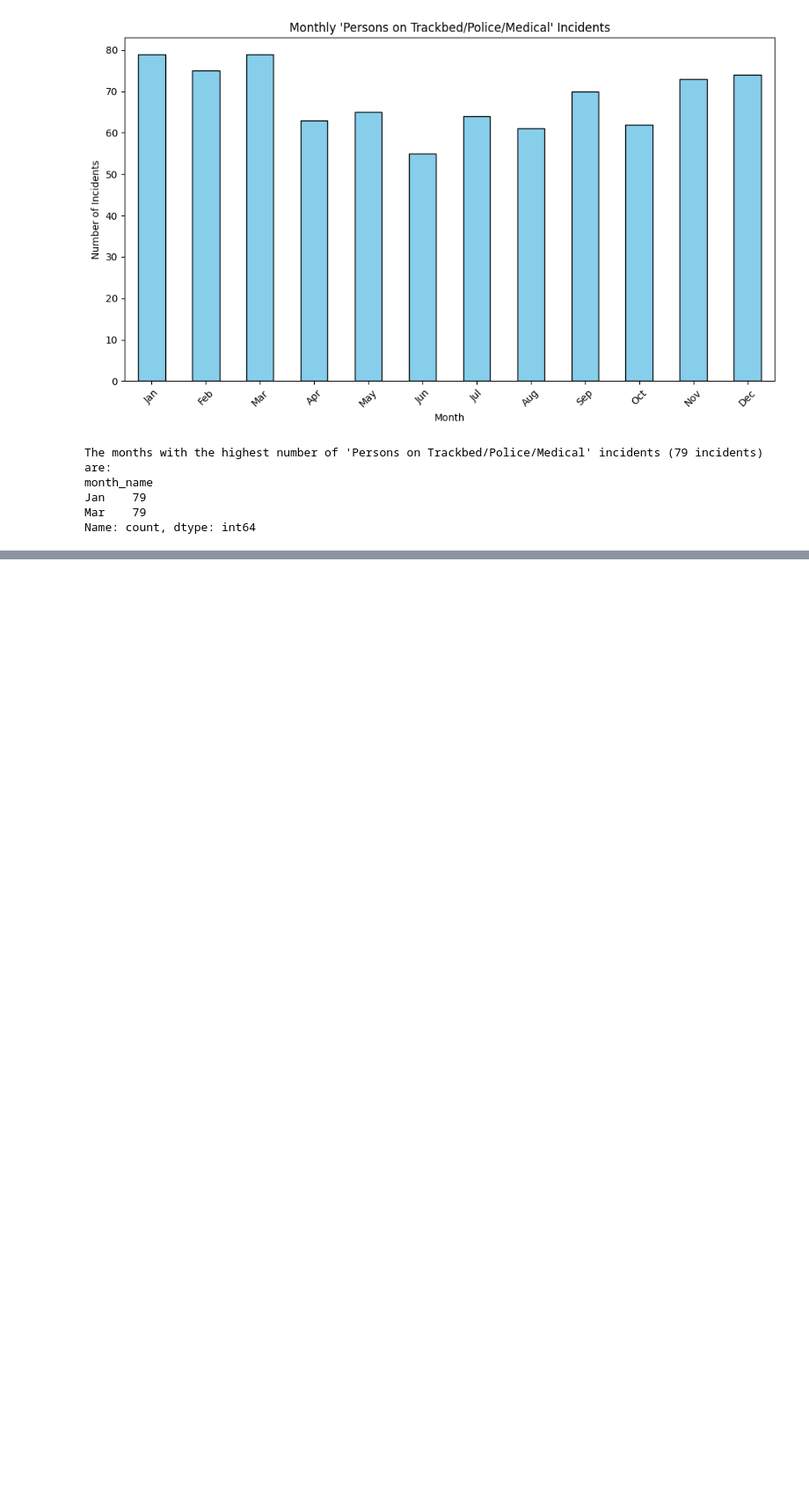
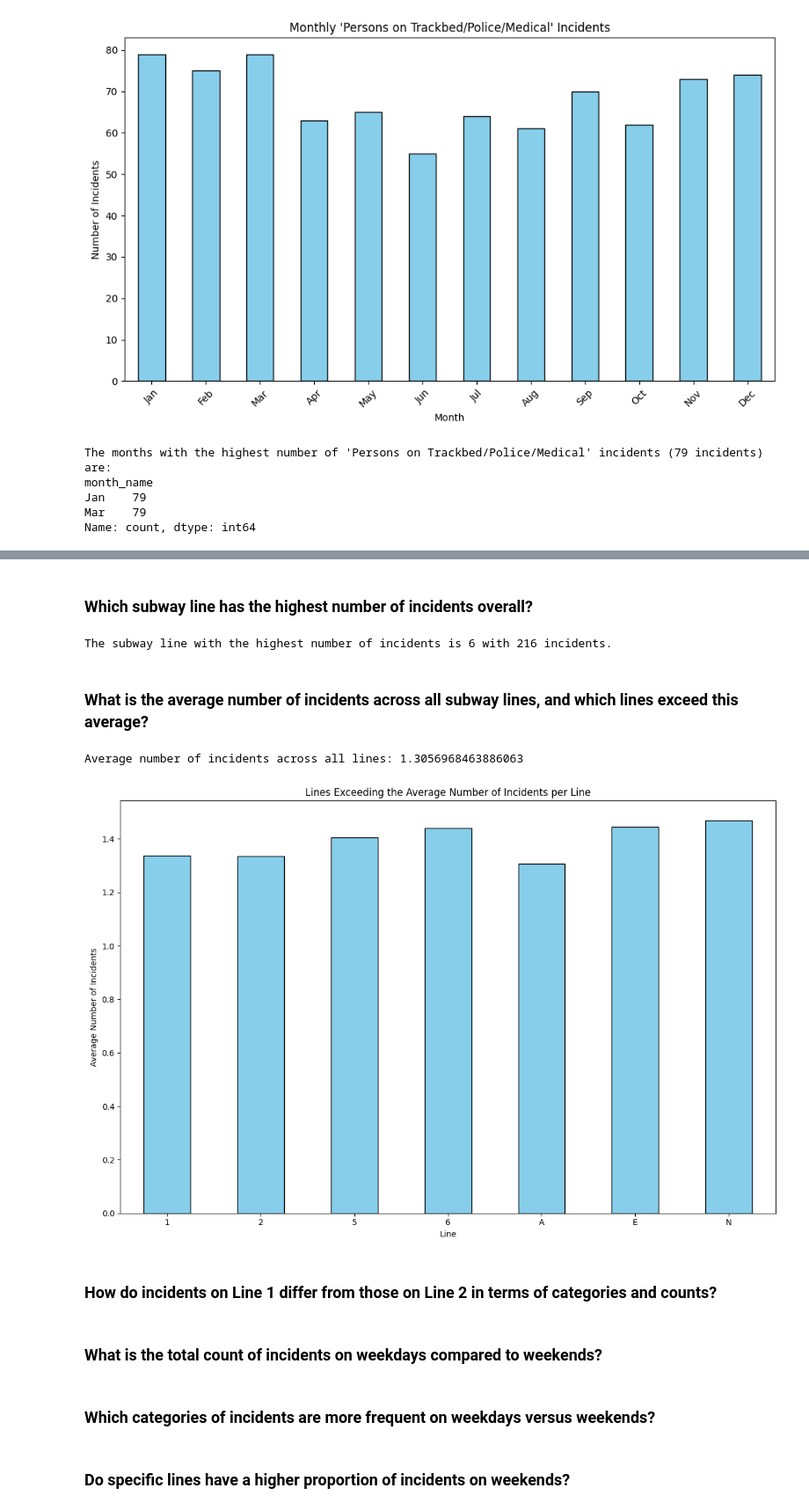
Before and after one commit to wdavjr/wd-mta-major-incidents-analysis, a Jupyter notebook: mta_major_incidents_2020.ipynb, the cells around one changed output, grey strips where cells are left out. Shown at 88% size. Drawn from its saved outputs; the diff is of its cells as text; code cells hidden in the pictures; blank space fills up the shorter version.

```diff
--- a/mta_major_incidents_2020.ipynb
+++ b/mta_major_incidents_2020.ipynb
@@ -222,0 +223,48 @@ incidents.head()
+# %% [markdown]
+### Which subway line has the highest number of incidents overall?
+# %%
+# Group by 'line' and sum the 'count' of incidents for each line
+most_line = incidents.groupby('line')['count'].sum().sort_values(ascending=False)
+
+# Extract the line name and the corresponding incident count
+line_with_highest_incidents = most_line.idxmax()  # Gets the line with the max incidents
+incidents_count = most_line.max()  # Gets the number of incidents for that line
+
+# Print the result
+print(f"The subway line with the highest number of incidents is {line_with_highest_incidents} with {incidents_count} incidents.")
+# %% [output]
+The subway line with the highest number of incidents is 6 with 216 incidents.
+# %% [markdown]
+### What is the average number of incidents across all subway lines, and which lines exceed this average?
+# %%
+# Calculate the overall average of incidents across all subway lines.
+overall_average_incidents = incidents['count'].mean()
+
+# Calculate the average number of incidents per line
+average_line_incidents = incidents.groupby('line')['count'].mean()
+
+# Find the lines where the average incidents per line exceed the overall average
+lines_exceeding_average = average_line_incidents[average_line_incidents > overall_average_incidents]
+
+# Print the results
+print(f"Average number of incidents across all lines: {overall_average_incidents}\n\n")
+
+# Plotting the lines exceeding the average number of incidents per line
+fig, ax = plt.subplots(figsize=(12, 8))
+lines_exceeding_average.plot(kind='bar', color='skyblue', edgecolor='black', ax=ax, title="Lines Exceeding the Average Number of Incidents per Line")
+ax.set_xlabel('Line')
+ax.set_ylabel('Average Number of Incidents')
+plt.xticks(rotation=0)
+plt.tight_layout()
+plt.show()
+# %% [output]
+Average number of incidents across all lines: 1.3056968463886063
+[figure, added]
+# %% [markdown]
+### How do incidents on Line 1 differ from those on Line 2 in terms of categories and counts?
+# %% [markdown]
+### What is the total count of incidents on weekdays compared to weekends?
+# %% [markdown]
+### Which categories of incidents are more frequent on weekdays versus weekends?
+# %% [markdown]
+### Do specific lines have a higher proportion of incidents on weekends?
```
Also changed, not shown: parts of 14 cells of this notebook.
